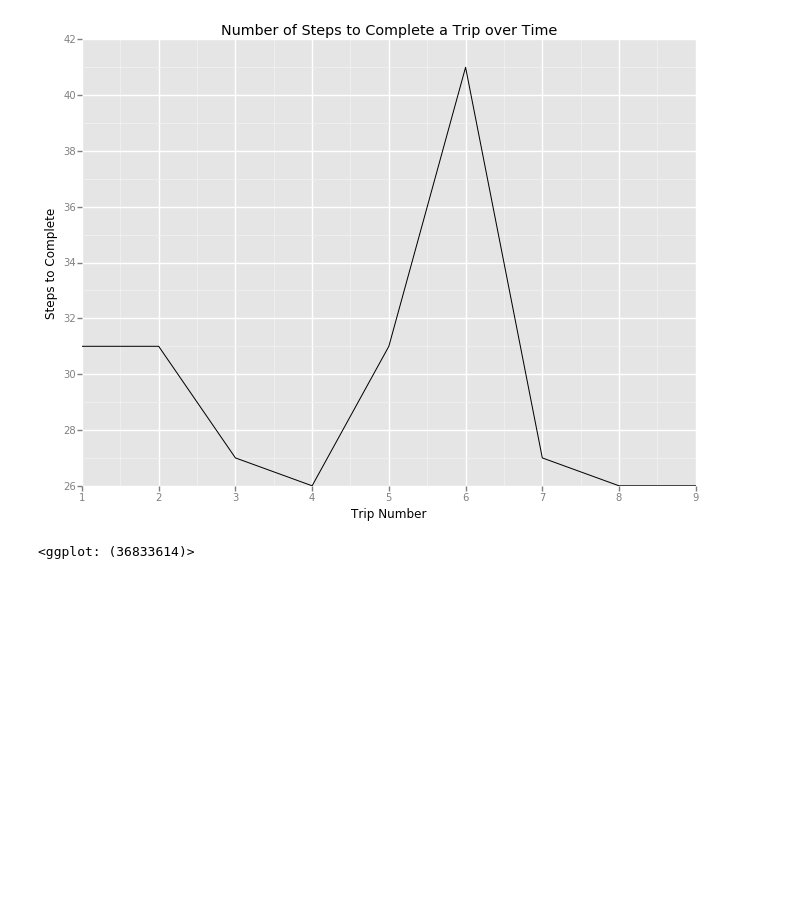
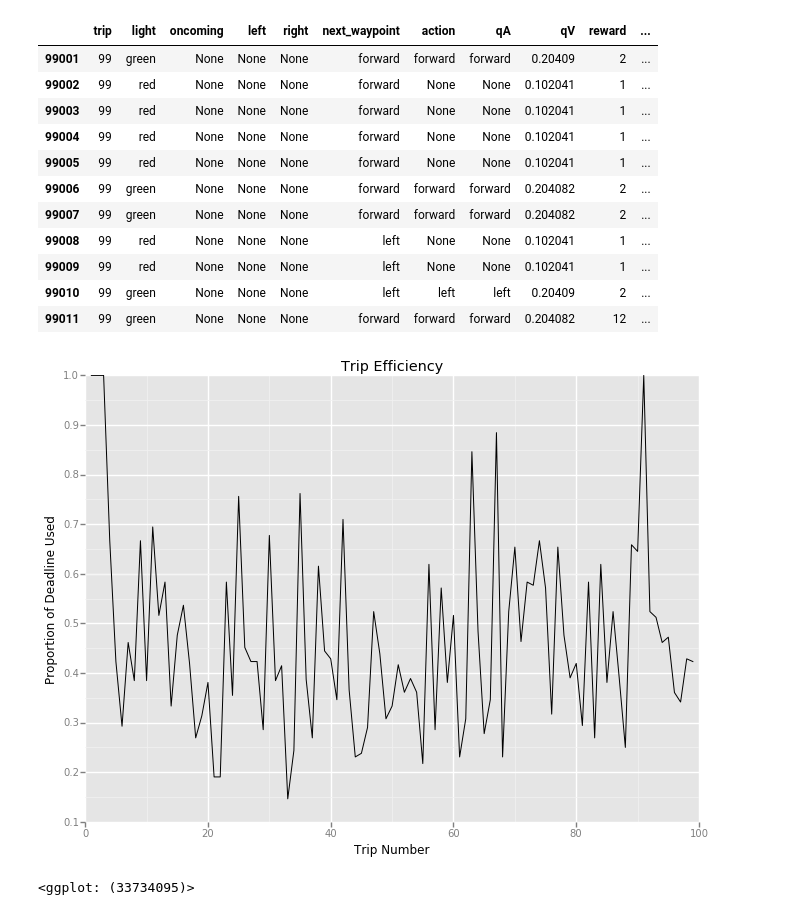
Before and after one commit to jank3/Machine-Learning-Engineer-Nanodegree, a Jupyter notebook: P4. Train a Smartcab/smartcab/smartcab/Performance Analysis.ipynb, the cells around one changed output. Cells and saved outputs as stored; diff of their text form; code cells hidden in the pictures; blank space fills up the shorter version.

```diff
--- a/P4. Train a Smartcab/smartcab/smartcab/Performance Analysis.ipynb
+++ b/P4. Train a Smartcab/smartcab/smartcab/Performance Analysis.ipynb
@@ -29,7 +5,0 @@ df
-# %%
-temp = df.groupby(['trip']).size().reset_index()
-temp.columns = ['Trip Number','Steps to Complete']
-ggplot(temp, aes(x='Trip Number',y='Steps to Complete')) + geom_line() + ggtitle('Number of Steps to Complete a Trip over Time')
-# %% [output]
-[figure, removed]
-<ggplot: (36833614)>
@@ -36 +15,26 @@ ggplot(temp, aes(x='Trip Number',y='Steps to Complete')) + geom_line() + ggtitle
+# %%
+df[df['trip']==99]
+# %% [output]
+|  | trip | light | oncoming | left | right | next_waypoint | action | qA | qV | reward | ... |
+| 99001 | 99 | green | None | None | None | forward | forward | forward | 0.20409 | 2 | ... |
+| 99002 | 99 | red | None | None | None | forward | None | None | 0.102041 | 1 | ... |
+| 99003 | 99 | red | None | None | None | forward | None | None | 0.102041 | 1 | ... |
+| 99004 | 99 | red | None | None | None | forward | None | None | 0.102041 | 1 | ... |
+| 99005 | 99 | red | None | None | None | forward | None | None | 0.102041 | 1 | ... |
+| 99006 | 99 | green | None | None | None | forward | forward | forward | 0.204082 | 2 | ... |
+| 99007 | 99 | green | None | None | None | forward | forward | forward | 0.204082 | 2 | ... |
+| 99008 | 99 | red | None | None | None | left | None | None | 0.102041 | 1 | ... |
+| 99009 | 99 | red | None | None | None | left | None | None | 0.102041 | 1 | ... |
+| 99010 | 99 | green | None | None | None | left | left | left | 0.20409 | 2 | ... |
+| 99011 | 99 | green | None | None | None | forward | forward | forward | 0.204082 | 12 | ... |
+# %%
+temp = df.groupby(['trip']).agg({'deadline':'max','light':'count'})
+temp['deadline']+=1
+temp['UtilizedMoves'] = temp['light']/temp['deadline']
+temp = temp.reset_index()
+temp
+ggplot(temp, aes(x='trip',y='UtilizedMoves')) + geom_line() + ggtitle('Trip Efficiency') + xlab('Trip Number') + ylab('Proportion of Deadline Used')
+# %% [output]
+[figure, added]
+<ggplot: (33734095)>
 # %%
```
Also changed, not shown: parts of 5 cells of this notebook, 5 other files.
